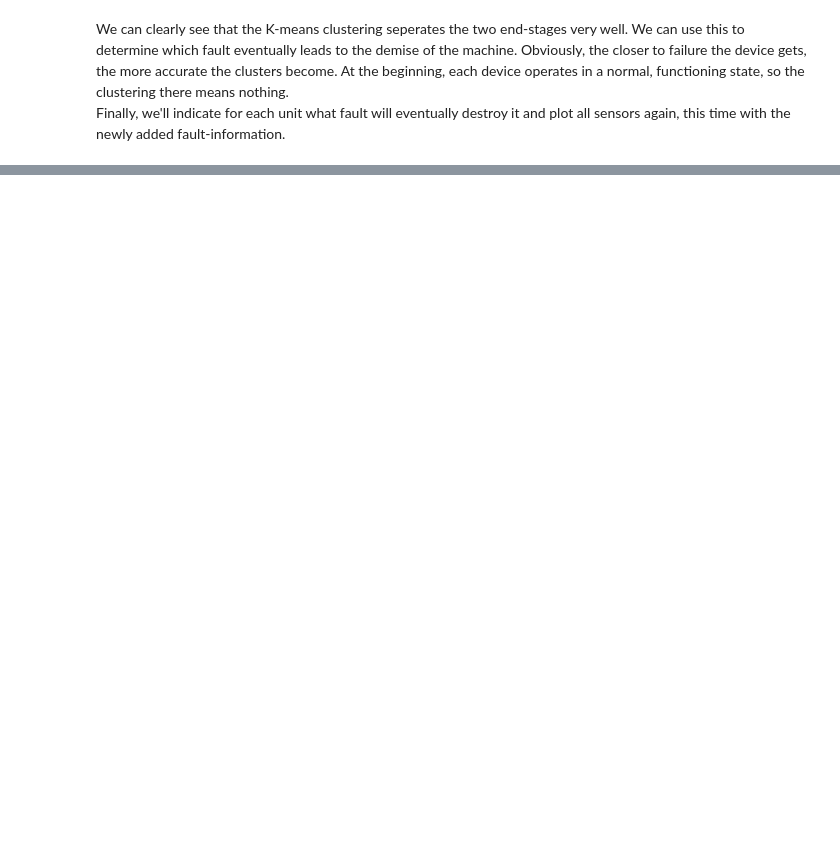
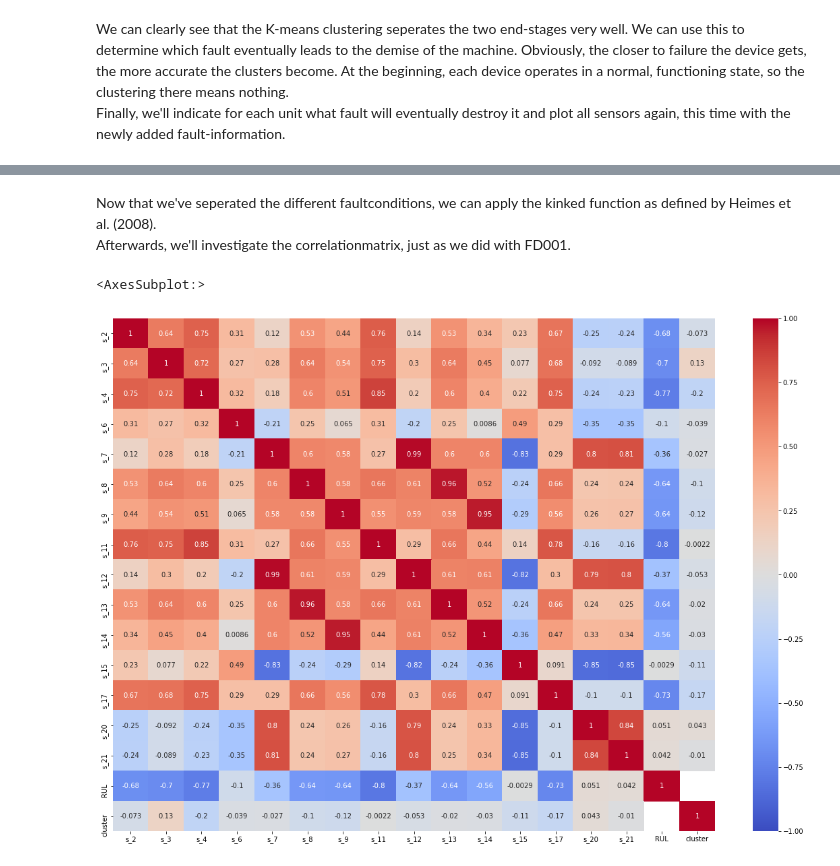
Before and after one commit to bsdeprez/rul_predictions, a Jupyter notebook: ExploratoryDataAnalysis/EDA_FD003.ipynb, the cells around one changed output, grey strips where cells are left out. Saved outputs shown, nothing was run; the diff lists cells and outputs as text; code cells hidden in the pictures; blank space fills up the shorter version.

Commit message:
updated the kinked function for FD003 EDA

```diff
--- a/ExploratoryDataAnalysis/EDA_FD003.ipynb
+++ b/ExploratoryDataAnalysis/EDA_FD003.ipynb
@@ -158,0 +160,11 @@ plot_clusters(df_kmeans, sensor_columns, cols, rows)
+# %% [markdown]
+Now that we've seperated the different faultconditions, we can apply the kinked function as defined by Heimes et al. (2008).
+Afterwards, we'll investigate the correlationmatrix, just as we did with FD001.
+# %%
+df['RUL'] = df['RUL'].clip(upper=130)
+corr_matrix = df[sensor_columns + ['RUL', 'cluster']].corr()
+plt.figure(figsize=(20,14))
+sns.heatmap(data=corr_matrix, annot=True, vmin=-1, vmax=1, center=0, cmap='coolwarm')
+# %% [output]
+<AxesSubplot:>
+[figure, added]
```
Also changed, not shown: parts of 3 cells of this notebook.
